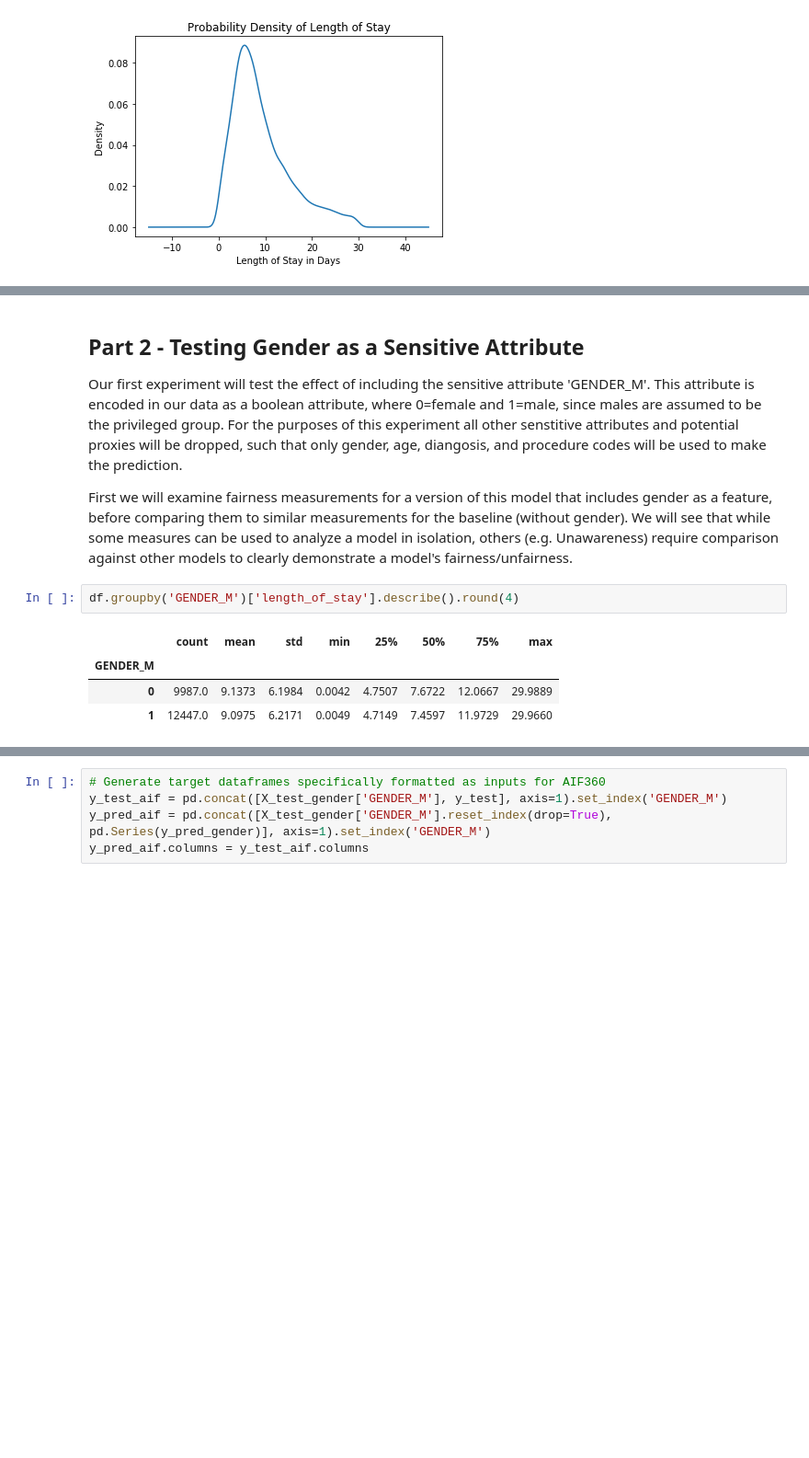
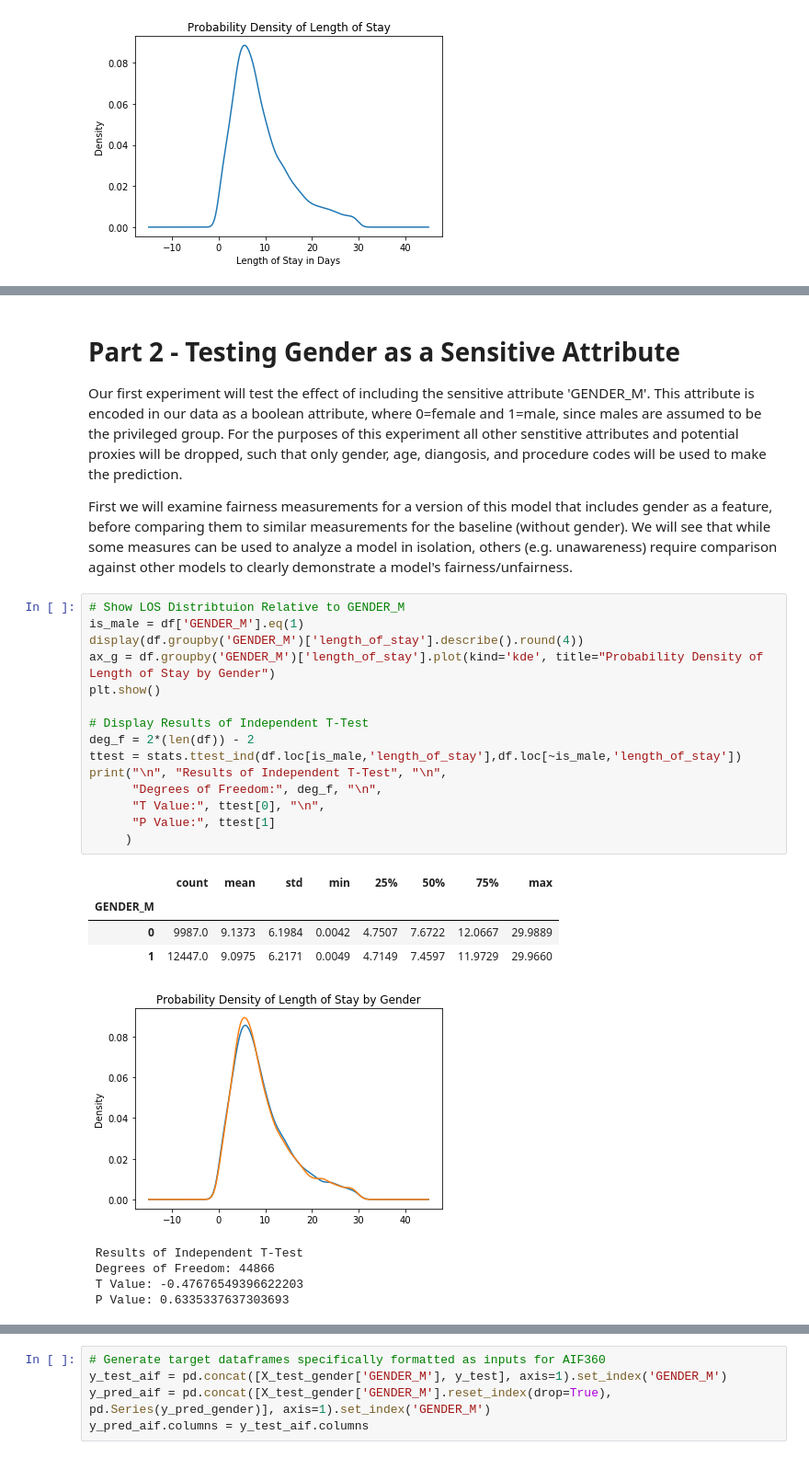
Before and after one commit to KenSciResearch/fairMLHealth, a Jupyter notebook: kdd_fairness_bias/kdd_fairness_in_healthcare_tutorial.ipynb, the cells around one changed output, grey strips where cells are left out. Shown at 92% size. Drawn from its saved outputs; the diff is of its cells as text; blank space fills up the shorter version.

```diff
--- a/kdd_fairness_bias/kdd_fairness_in_healthcare_tutorial.ipynb
+++ b/kdd_fairness_bias/kdd_fairness_in_healthcare_tutorial.ipynb
@@ -140,17 +157,35 @@ print("\n", "Prediction Scores for Baseline Model:", "\n", sk_metrics.classifica
    macro avg       0.78      0.76      0.76      7404
 weighted avg       0.78      0.78      0.78      7404
 # %% [markdown]
-## Part 2 - Testing Gender as a Sensitive Attribute <a class="anchor" id="part2"></a>
+# Part 2 - Testing Gender as a Sensitive Attribute <a class="anchor" id="part2"></a>
 Our first experiment will test the effect of including the sensitive attribute 'GENDER_M'. This attribute is encoded in our data as a boolean attribute, where 0=female and 1=male, since males are assumed to be the privileged group. For the purposes of this experiment all other senstitive attributes and potential proxies will be dropped, such that only gender, age, diangosis, and procedure codes will be used to make the prediction.
 
-First we will examine fairness measurements for a version of this model that includes gender as a feature, before comparing them to similar measurements for the baseline (without gender). We will see that while some measures can be used to analyze a model in isolation, others (e.g. Unawareness) require comparison against other models to clearly demonstrate a model's fairness/unfairness.
+First we will examine fairness measurements for a version of this model that includes gender as a feature, before comparing them to similar measurements for the baseline (without gender). We will see that while some measures can be used to analyze a model in isolation, others (e.g. unawareness) require comparison against other models to clearly demonstrate a model's fairness/unfairness.
-# %%
-df.groupby('GENDER_M')['length_of_stay'].describe().round(4)
-# %% [output]
-|  | count | mean | std | min | 25% | 50% | 75% | max |
-| GENDER_M |  |  |  |  |  |  |  |  |
-| 0 | 9987.0 | 9.1373 | 6.1984 | 0.0042 | 4.7507 | 7.6722 | 12.0667 | 29.9889 |
-| 1 | 12447.0 | 9.0975 | 6.2171 | 0.0049 | 4.7149 | 7.4597 | 11.9729 | 29.9660 |
+# %%
+# Show LOS Distribtuion Relative to GENDER_M
+is_male = df['GENDER_M'].eq(1)
+display(df.groupby('GENDER_M')['length_of_stay'].describe().round(4))
+ax_g = df.groupby('GENDER_M')['length_of_stay'].plot(kind='kde', title="Probability Density of Length of Stay by Gender")
+plt.show()
+
+# Display Results of Independent T-Test
+deg_f = 2*(len(df)) - 2
+ttest = stats.ttest_ind(df.loc[is_male,'length_of_stay'],df.loc[~is_male,'length_of_stay'])
+print("\n", "Results of Independent T-Test", "\n",
+      "Degrees of Freedom:", deg_f, "\n",
+      "T Value:", ttest[0], "\n",
+      "P Value:", ttest[1]
+     )
+# %% [output]
+|  | count | mean | std | min | 25% | 50% | 75% | max |
+| GENDER_M |  |  |  |  |  |  |  |  |
+| 0 | 9987.0 | 9.1373 | 6.1984 | 0.0042 | 4.7507 | 7.6722 | 12.0667 | 29.9889 |
+| 1 | 12447.0 | 9.0975 | 6.2171 | 0.0049 | 4.7149 | 7.4597 | 11.9729 | 29.9660 |
+[figure, added]
+ Results of Independent T-Test
+ Degrees of Freedom: 44866
+ T Value: -0.47676549396622203
+ P Value: 0.6335337637303693
 # %%
 # Update Split Data to Include Gender as a Feature
 X_train_gender = X_train.join(df[['GENDER_M']], how='inner')
```
Also changed, not shown: parts of 26 cells of this notebook, 2 other files.
